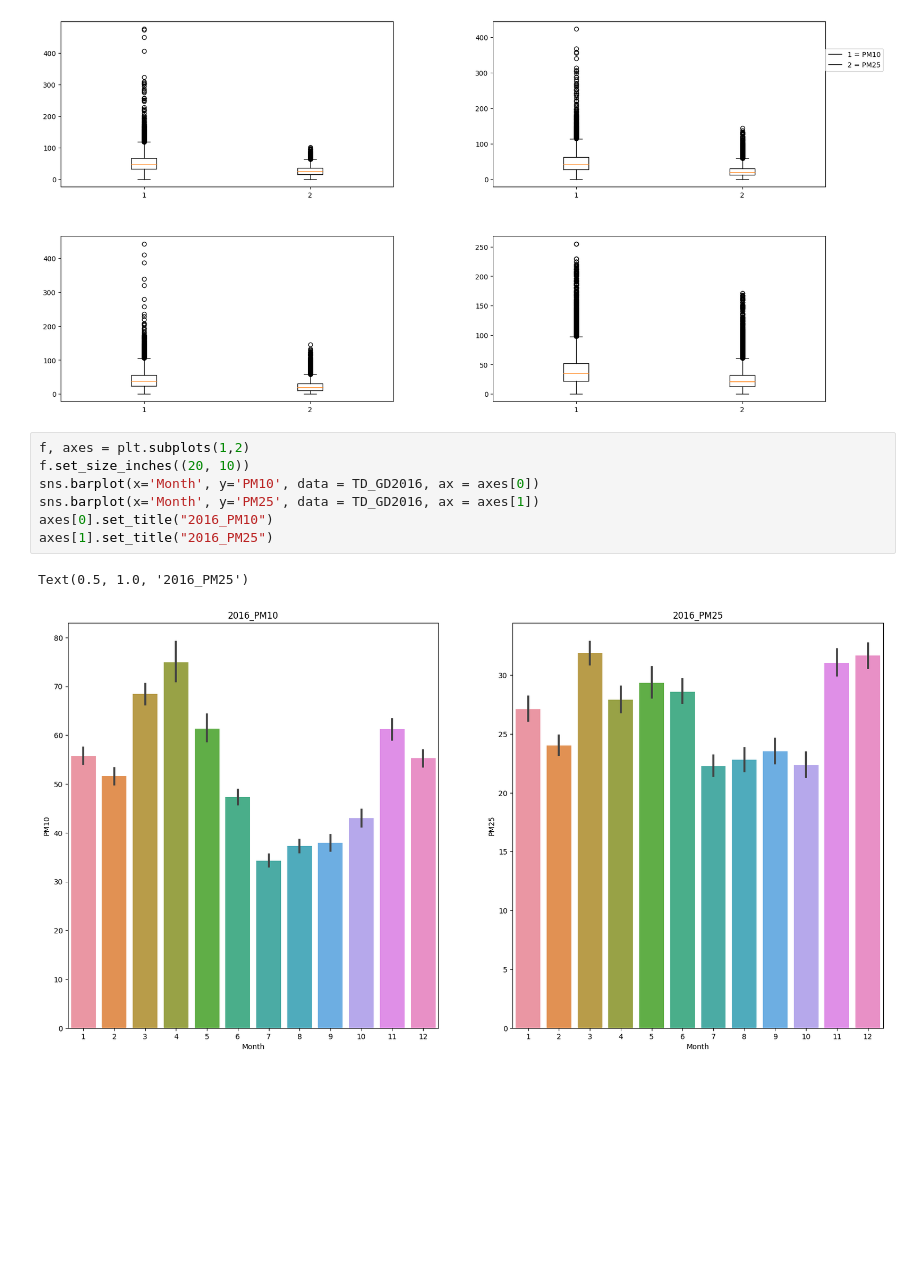
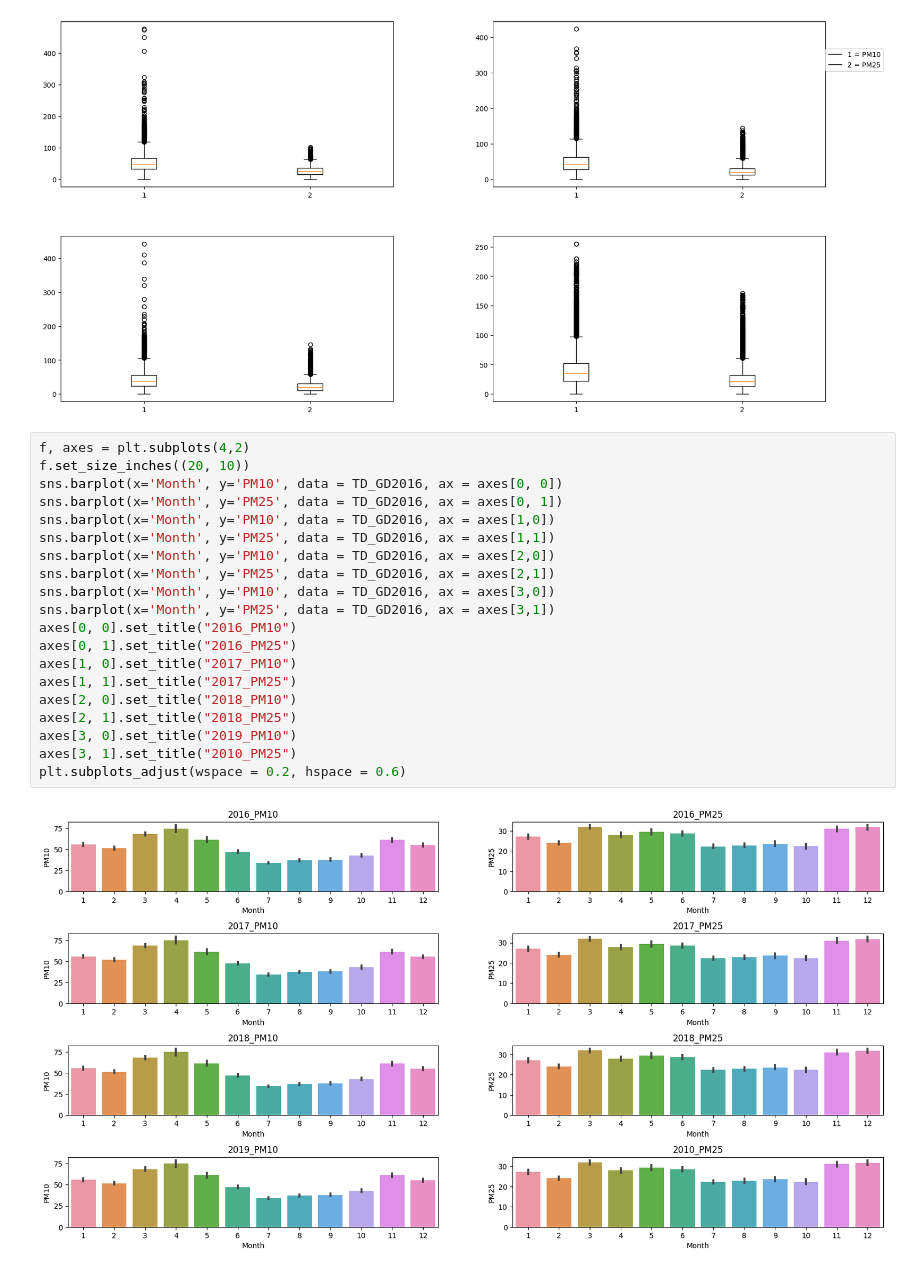
Before and after one commit to yongjuncho123/dust, a Jupyter notebook: Dust_Job02_EDA_ipynb.ipynb, the cells around one changed output. Cells and saved outputs as stored; diff of their text form; blank space fills up the shorter version.

```diff
--- a/Dust_Job02_EDA_ipynb.ipynb
+++ b/Dust_Job02_EDA_ipynb.ipynb
@@ -90,13 +90,25 @@ plt.legend(loc = (1.0, 2.0), labels = ['1 = PM10', '2 = PM25'])
 plt.show()
 # %% [output]
 [figure]
-# %%
-f, axes = plt.subplots(1,2)
-f.set_size_inches((20, 10))
-sns.barplot(x='Month', y='PM10', data = TD_GD2016, ax = axes[0])
-sns.barplot(x='Month', y='PM25', data = TD_GD2016, ax = axes[1])
-axes[0].set_title("2016_PM10")
-axes[1].set_title("2016_PM25")
-# %% [output]
-Text(0.5, 1.0, '2016_PM25')
-[figure, removed]
+# %%
+f, axes = plt.subplots(4,2)
+f.set_size_inches((20, 10))
+sns.barplot(x='Month', y='PM10', data = TD_GD2016, ax = axes[0, 0])
+sns.barplot(x='Month', y='PM25', data = TD_GD2016, ax = axes[0, 1])
+sns.barplot(x='Month', y='PM10', data = TD_GD2016, ax = axes[1,0])
+sns.barplot(x='Month', y='PM25', data = TD_GD2016, ax = axes[1,1])
+sns.barplot(x='Month', y='PM10', data = TD_GD2016, ax = axes[2,0])
+sns.barplot(x='Month', y='PM25', data = TD_GD2016, ax = axes[2,1])
+sns.barplot(x='Month', y='PM10', data = TD_GD2016, ax = axes[3,0])
+sns.barplot(x='Month', y='PM25', data = TD_GD2016, ax = axes[3,1])
+axes[0, 0].set_title("2016_PM10")
+axes[0, 1].set_title("2016_PM25")
+axes[1, 0].set_title("2017_PM10")
+axes[1, 1].set_title("2017_PM25")
+axes[2, 0].set_title("2018_PM10")
+axes[2, 1].set_title("2018_PM25")
+axes[3, 0].set_title("2019_PM10")
+axes[3, 1].set_title("2010_PM25")
+plt.subplots_adjust(wspace = 0.2, hspace = 0.6)
+# %% [output]
+[figure, added]
```
Also changed, not shown: parts of 1 cell of this notebook.
